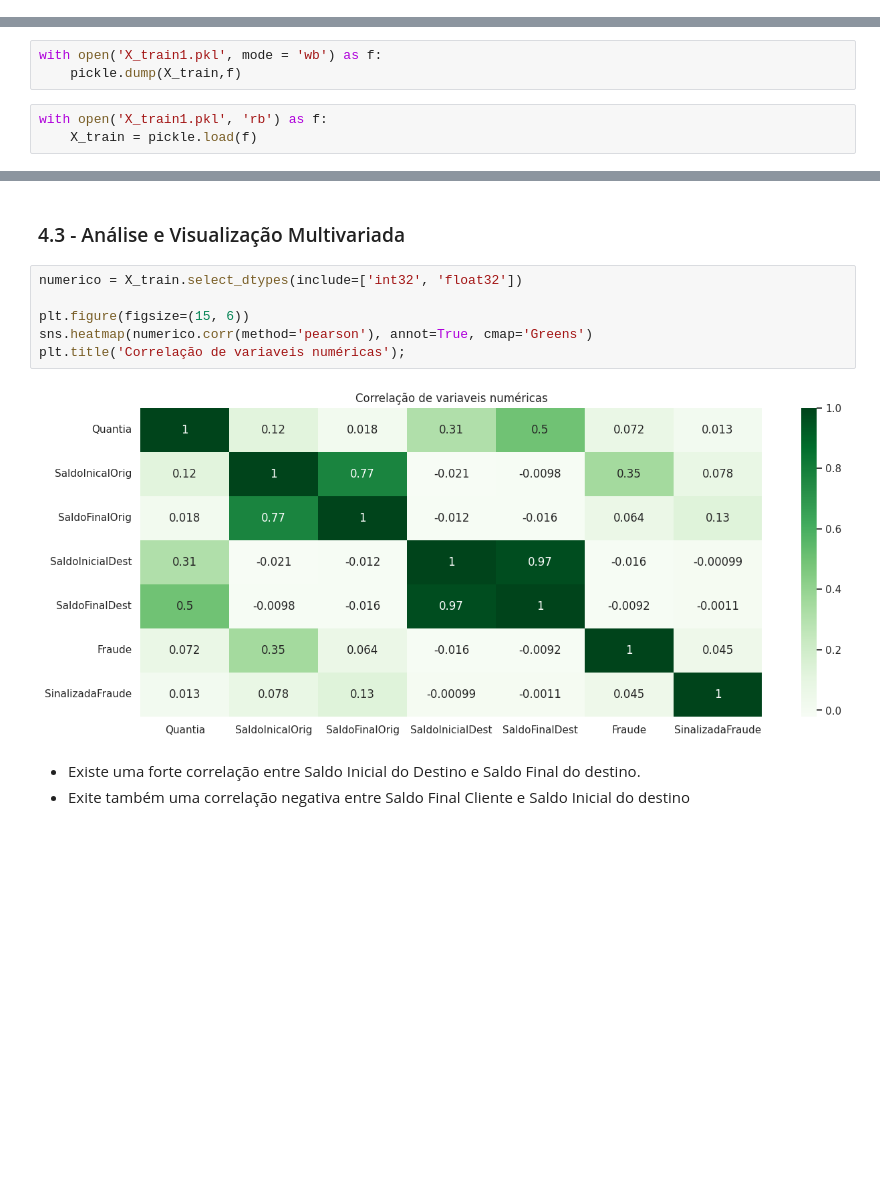
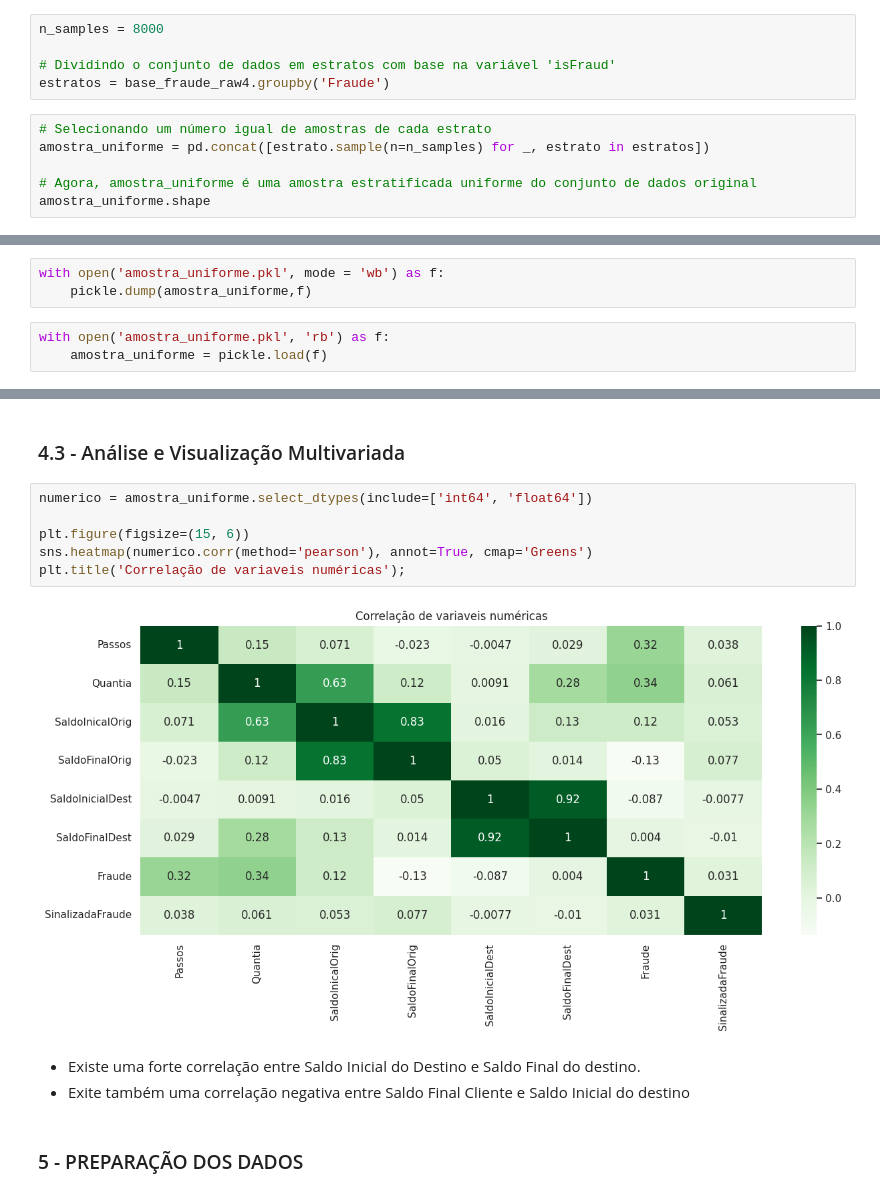
Before and after one commit to ValmirJrDS/deteccao_fraude, a Jupyter notebook: notebooks/c0.4-vj-analise e visulização copy.ipynb, the cells around one changed output, grey strips where cells are left out. Cells and saved outputs as stored; diff of their text form; blank space fills up the shorter version.

Commit message:
Criação Amostra Extratificada

```diff
--- a/notebooks/c0.4-vj-analise e visulização copy.ipynb
+++ b/notebooks/c0.4-vj-analise e visulização copy.ipynb
@@ -422,0 +394,11 @@ base_fraude_real.memory_usage().sum() / 1024**2
+# %%
+n_samples = 8000
+
+# Dividindo o conjunto de dados em estratos com base na variável 'isFraud'
+estratos = base_fraude_raw4.groupby('Fraude')
+# %%
+# Selecionando um número igual de amostras de cada estrato
+amostra_uniforme = pd.concat([estrato.sample(n=n_samples) for _, estrato in estratos])
+
+# Agora, amostra_uniforme é uma amostra estratificada uniforme do conjunto de dados original
+amostra_uniforme.shape
@@ -437,8 +431,8 @@ Tamanho do conjunto de treino: 2001619
 Tamanho do conjunto de validação: 353228
 Tamanho do conjunto de teste: 415562
 # %%
-with open('X_train1.pkl', mode = 'wb') as f:
-    pickle.dump(X_train,f)
+with open('amostra_uniforme.pkl', mode = 'wb') as f:
+    pickle.dump(amostra_uniforme,f)
 # %%
-with open('X_train1.pkl', 'rb') as f:
-    X_train = pickle.load(f)
+with open('amostra_uniforme.pkl', 'rb') as f:
+    amostra_uniforme = pickle.load(f)
@@ -616,13 +630,15 @@ sns.despine(right=True);
 # %% [markdown]
 ### 4.3 - Análise e Visualização Multivariada
 # %%
-numerico = X_train.select_dtypes(include=['int32', 'float32'])
+numerico = amostra_uniforme.select_dtypes(include=['int64', 'float64'])
 
 plt.figure(figsize=(15, 6))
 sns.heatmap(numerico.corr(method='pearson'), annot=True, cmap='Greens')
 plt.title('Correlação de variaveis numéricas');
 # %% [output]
-[figure, old version]
+[figure, new version]
 # %% [markdown]
 * Existe uma forte correlação entre Saldo Inicial do Destino e Saldo Final do destino.
 * Exite também uma correlação negativa entre Saldo Final Cliente e Saldo Inicial do destino
+# %% [markdown]
+### 5 - PREPARAÇÃO DOS DADOS
```
Also changed, not shown: parts of 40 cells of this notebook, 11 other files.
